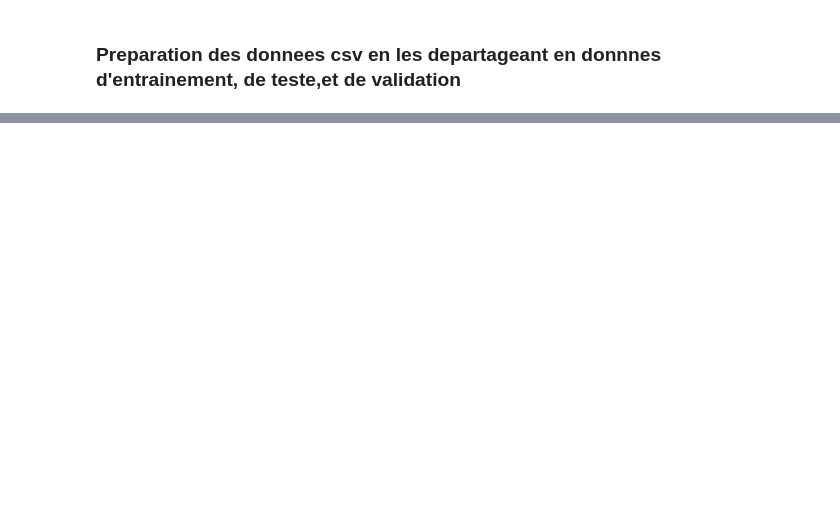
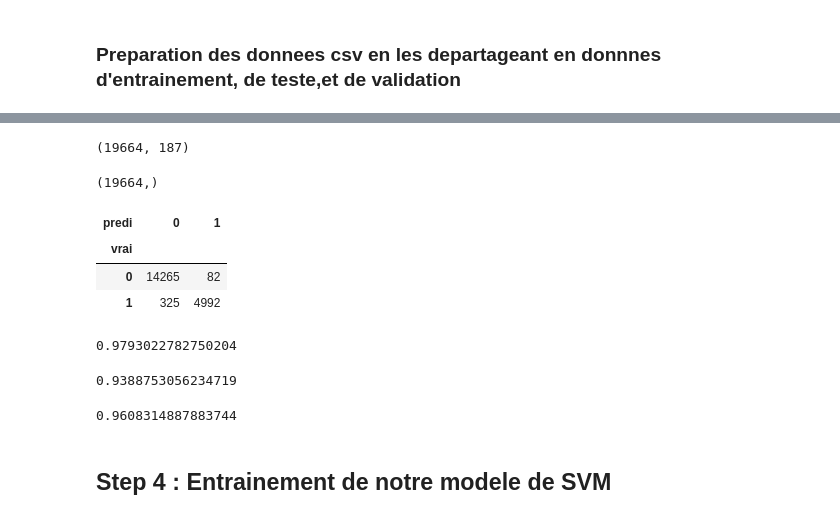
Before and after one commit to kairemor/arrythmia-classification, a Jupyter notebook: Arrhythmia Beat Classification.ipynb, the cells around one changed output, grey strips where cells are left out. Cells and saved outputs as stored; diff of their text form; code cells hidden in the pictures; blank space fills up the shorter version.

```diff
--- a/Arrhythmia Beat Classification.ipynb
+++ b/Arrhythmia Beat Classification.ipynb
@@ -336,0 +423,29 @@ ls
+# %%
+x_test.shape
+# %% [output]
+(19664, 187)
+# %%
+pre_rnd.shape
+# %% [output]
+(19664,)
+# %%
+pd.crosstab(y_test, pre_rnd, rownames=['vrai'], colnames=['predi'])
+# %% [output]
+| predi | 0 | 1 |
+| vrai |  |  |
+| 0 | 14265 | 82 |
+| 1 | 325 | 4992 |
+# %%
+accuracy_score(y_test, pre_rnd)
+# %% [output]
+0.9793022782750204
+# %%
+recall_score(y_test, pre_rnd)
+# %% [output]
+0.9388753056234719
+# %%
+f1_score(y_test, pre_rnd)
+# %% [output]
+0.9608314887883744
+# %% [markdown]
+## Step 4 : Entrainement de notre modele de SVM
```
Also changed, not shown: parts of 44 cells of this notebook.
